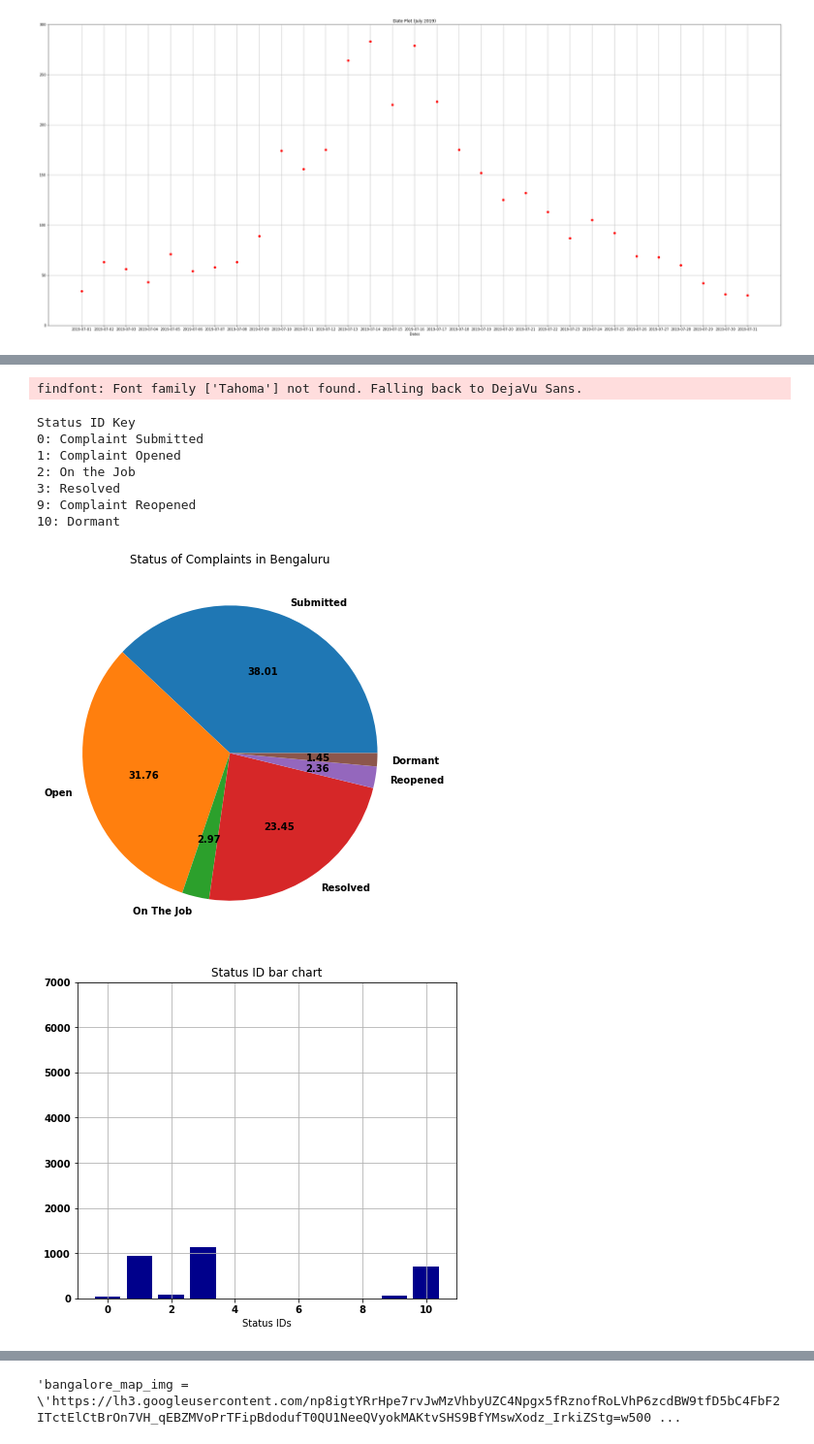
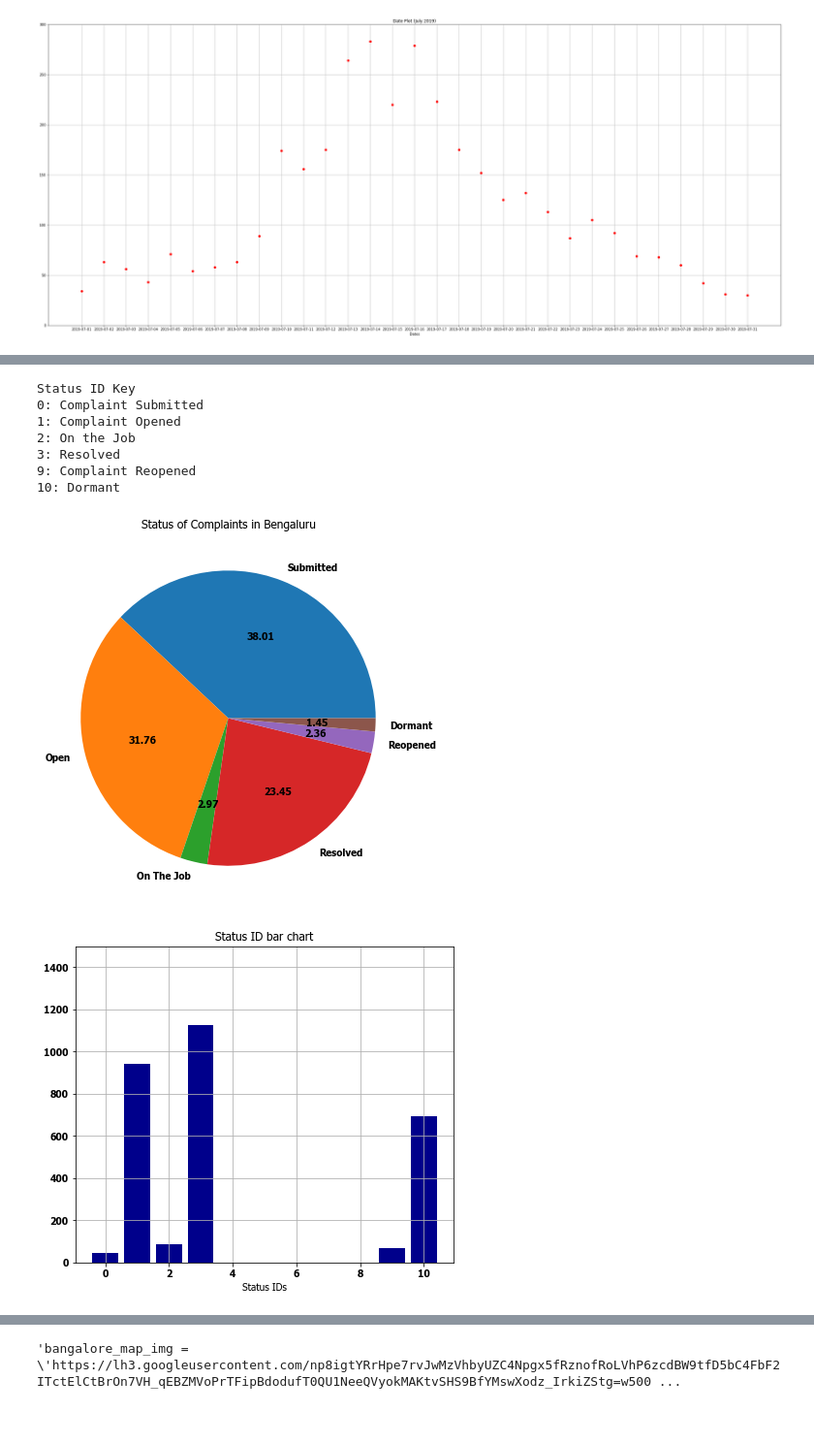
Before and after one commit to ShriyaShankar/Ward-Index, a Jupyter notebook: test_ML.ipynb, the cells around one changed output, grey strips where cells are left out. Shown: that part at 97% size. Cells and saved outputs as stored; diff of their text form; code cells hidden in the pictures; blank space fills up the shorter version.

```diff
--- a/test_ML.ipynb
+++ b/test_ML.ipynb
@@ -411,44 +412,44 @@ wardvcomp()
 # %%
 stat = {}
 status = {'Submitted': 0, 'Open': 0, 'On The Job': 0, 'Resolved': 0, 'Reopened': 0, 'Dormant': 0}
+df_b = df[df['city_number']==1]
 def stat_id_pie():
     #i changed it to only bangalore
     for i in df_b.status_id:
         if i not in stat:
             stat[i] = 1
         else:
             stat[i]+=1
     #print(stat)
     plt.rcParams['font.size'] = 10.0
     plt.rcParams['font.weight'] = 600
     plt.rcParams['font.family'] = 'Tahoma'
     plt.figure(figsize = (7,7))
     plt.title("Status of Complaints in Bengaluru")
     plt.pie(stat.values(),labels = status.keys(),autopct = "%.2f")
 
 def stat_id_bar():
     #print("The status IDs : ",stat)
     plt.figure(figsize = (7,6))
     plt.title("Status ID bar chart")
     plt.grid(True)
     plt.xlabel("Status IDs")
-    plt.ylim(0,7000)
+    plt.ylim(0,1500)
     plt.bar(stat.keys(), height=stat.values(), color = 'darkblue')
 
 print("Status ID Key\n0: Complaint Submitted\n1: Complaint Opened\n2: On the Job\n3: Resolved \n9: Complaint Reopened \n10: Dormant\n")
 stat_id_pie()
 stat_id_bar()
 # %% [output]
-findfont: Font family ['Tahoma'] not found. Falling back to DejaVu Sans.
+Status ID Key
+0: Complaint Submitted
+1: Complaint Opened
+2: On the Job
+3: Resolved
+9: Complaint Reopened
+10: Dormant
-Status ID Key
-0: Complaint Submitted
-1: Complaint Opened
-2: On the Job
-3: Resolved
-9: Complaint Reopened
-10: Dormant
-[figure, old version]
+[figure, new version]
-[figure, old version]
+[figure, new version]
 # %%
 def stat_resolved():
     df1 = df[['new_title_id','status_id']]
```
Also changed, not shown: parts of 17 cells of this notebook, 4 other files.
